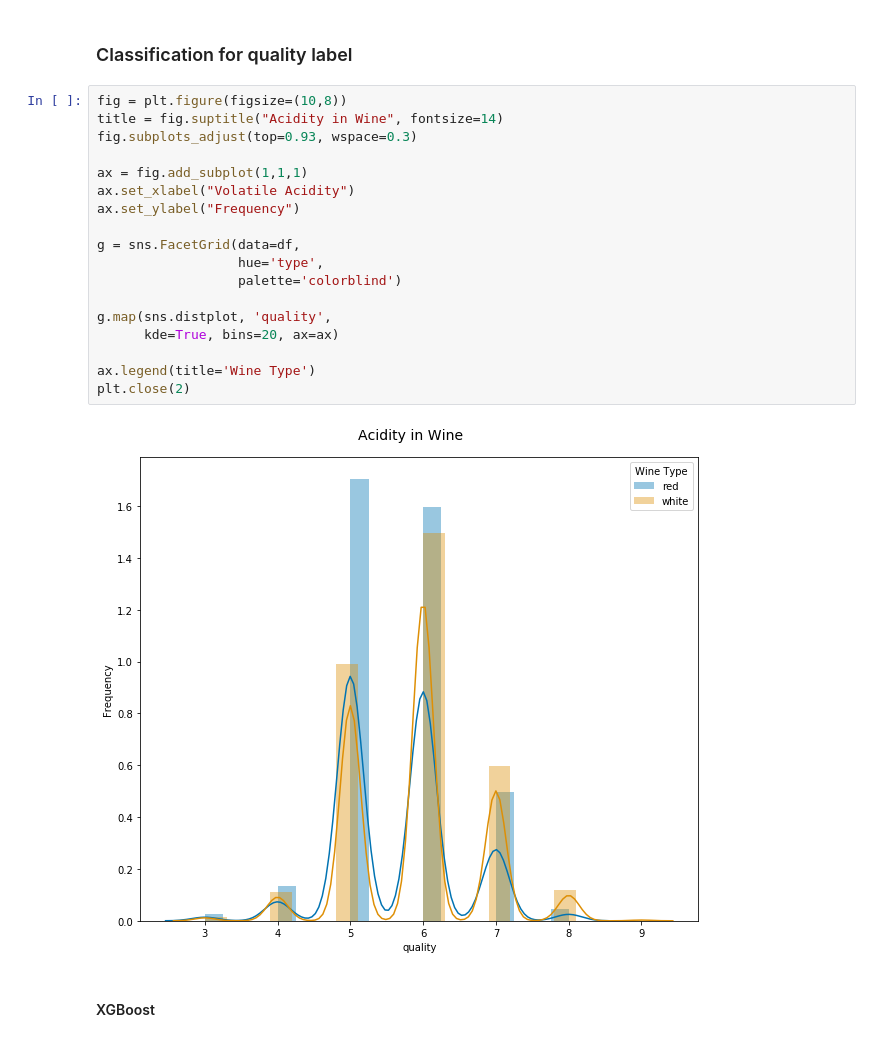
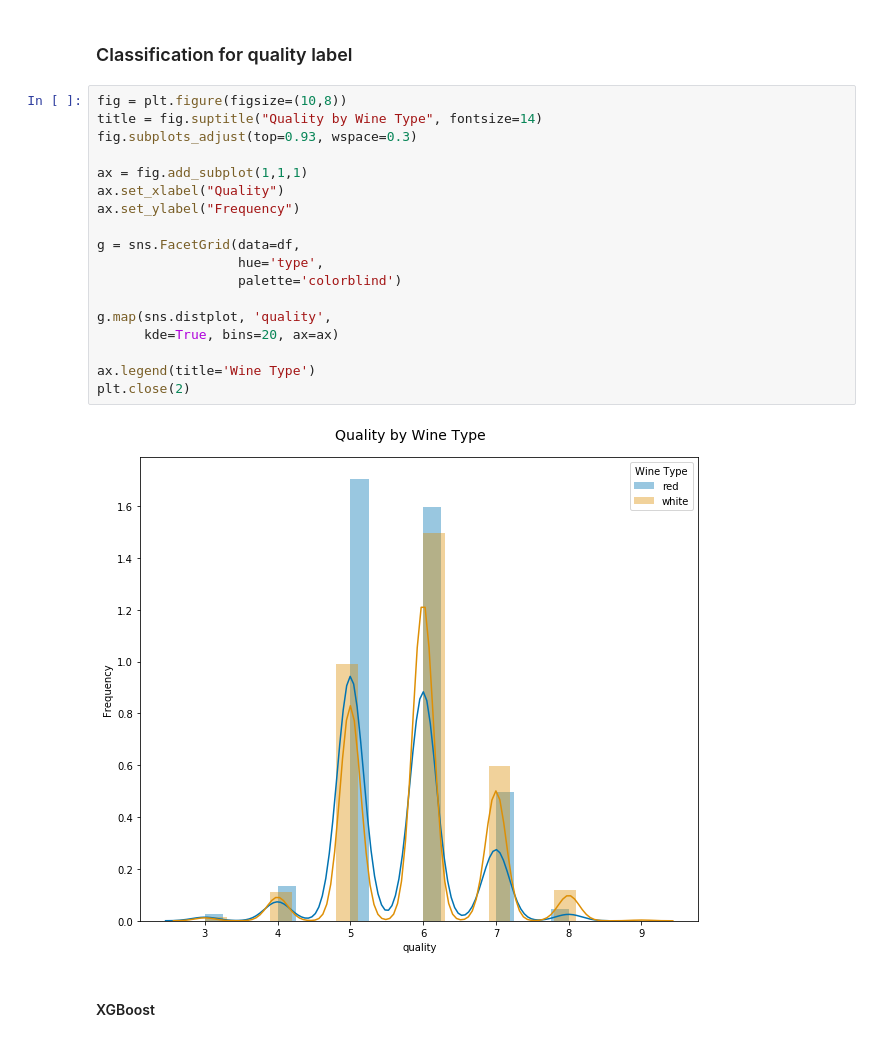
Before and after one commit to harshit-bajpai/Machine-learning-models, a Jupyter notebook: wine_quality.ipynb, the cells around one changed output. Saved outputs shown, nothing was run; the diff lists cells and outputs as text.

```diff
--- a/wine_quality.ipynb
+++ b/wine_quality.ipynb
@@ -488,24 +488,24 @@ Text(0, 0.5, 'Wine Alcohol Content')
 ### Classification for quality label
 # %%
 fig = plt.figure(figsize=(10,8))
-title = fig.suptitle("Acidity in Wine", fontsize=14)
+title = fig.suptitle("Quality by Wine Type", fontsize=14)
 fig.subplots_adjust(top=0.93, wspace=0.3)
 
 ax = fig.add_subplot(1,1,1)
-ax.set_xlabel("Volatile Acidity")
+ax.set_xlabel("Quality")
 ax.set_ylabel("Frequency")
 
 g = sns.FacetGrid(data=df,
                   hue='type',
                   palette='colorblind')
 
 g.map(sns.distplot, 'quality',
       kde=True, bins=20, ax=ax)
 
 ax.legend(title='Wine Type')
 plt.close(2)
 # %% [output]
-[figure, old version]
+[figure, new version]
 # %% [markdown]
 #### XGBoost
 # %% [markdown]
```
Also changed, not shown: parts of 1 cell of this notebook.
